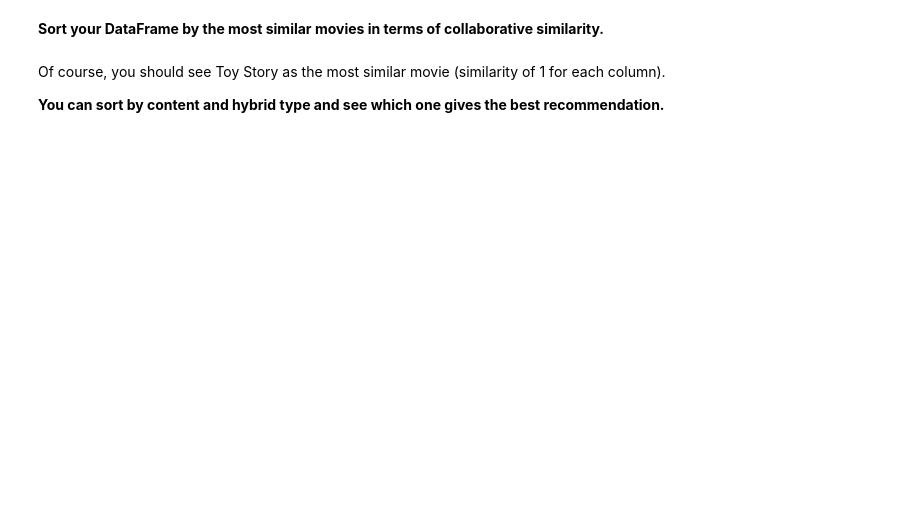
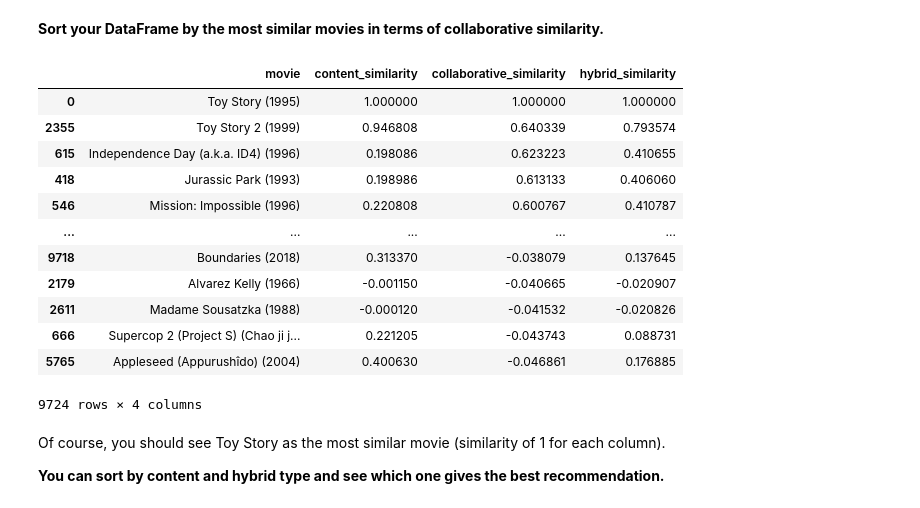
Before and after one commit to itsyeren/data-movie-recommendation, a Jupyter notebook: recommender-system.ipynb, the cells around one changed output. Saved outputs shown, nothing was run; the diff lists cells and outputs as text; code cells hidden in the pictures; blank space fills up the shorter version.

```diff
--- a/recommender-system.ipynb
+++ b/recommender-system.ipynb
@@ -418,3 +448,19 @@ __Sort your DataFrame by the most similar movies in terms of collaborative simil
+# %%
+similarity_df.sort_values(by='collaborative_similarity', ascending=False)
+# %% [output]
+|  | movie | content_similarity | collaborative_similarity | hybrid_similarity |
+| 0 | Toy Story (1995) | 1.000000 | 1.000000 | 1.000000 |
+| 2355 | Toy Story 2 (1999) | 0.946808 | 0.640339 | 0.793574 |
+| 615 | Independence Day (a.k.a. ID4) (1996) | 0.198086 | 0.623223 | 0.410655 |
+| 418 | Jurassic Park (1993) | 0.198986 | 0.613133 | 0.406060 |
+| 546 | Mission: Impossible (1996) | 0.220808 | 0.600767 | 0.410787 |
+| ... | ... | ... | ... | ... |
+| 9718 | Boundaries (2018) | 0.313370 | -0.038079 | 0.137645 |
+| 2179 | Alvarez Kelly (1966) | -0.001150 | -0.040665 | -0.020907 |
+| 2611 | Madame Sousatzka (1988) | -0.000120 | -0.041532 | -0.020826 |
+| 666 | Supercop 2 (Project S) (Chao ji j... | 0.221205 | -0.043743 | 0.088731 |
+| 5765 | Appleseed (Appurushîdo) (2004) | 0.400630 | -0.046861 | 0.176885 |
+9724 rows × 4 columns
 # %% [markdown]
 Of course, you should see Toy Story as the most similar movie (similarity of 1 for each column).
 
```
Also changed, not shown: parts of 12 cells of this notebook, 1 other file.
